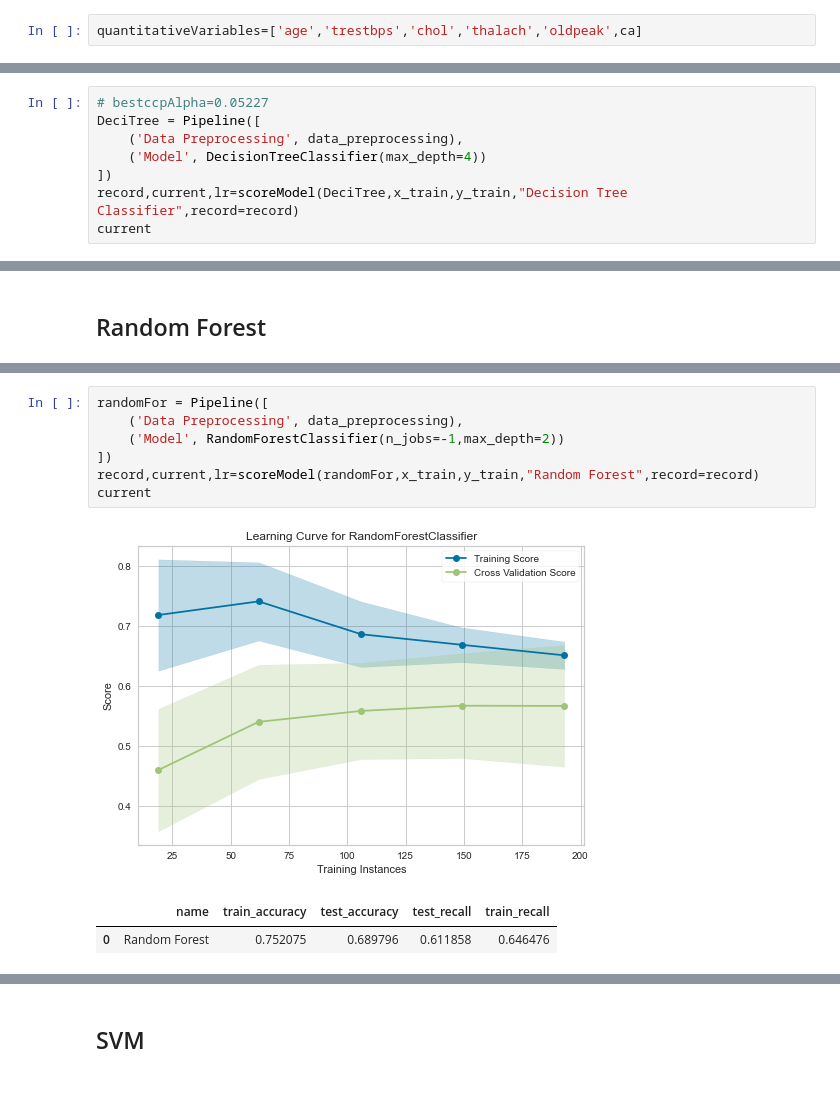
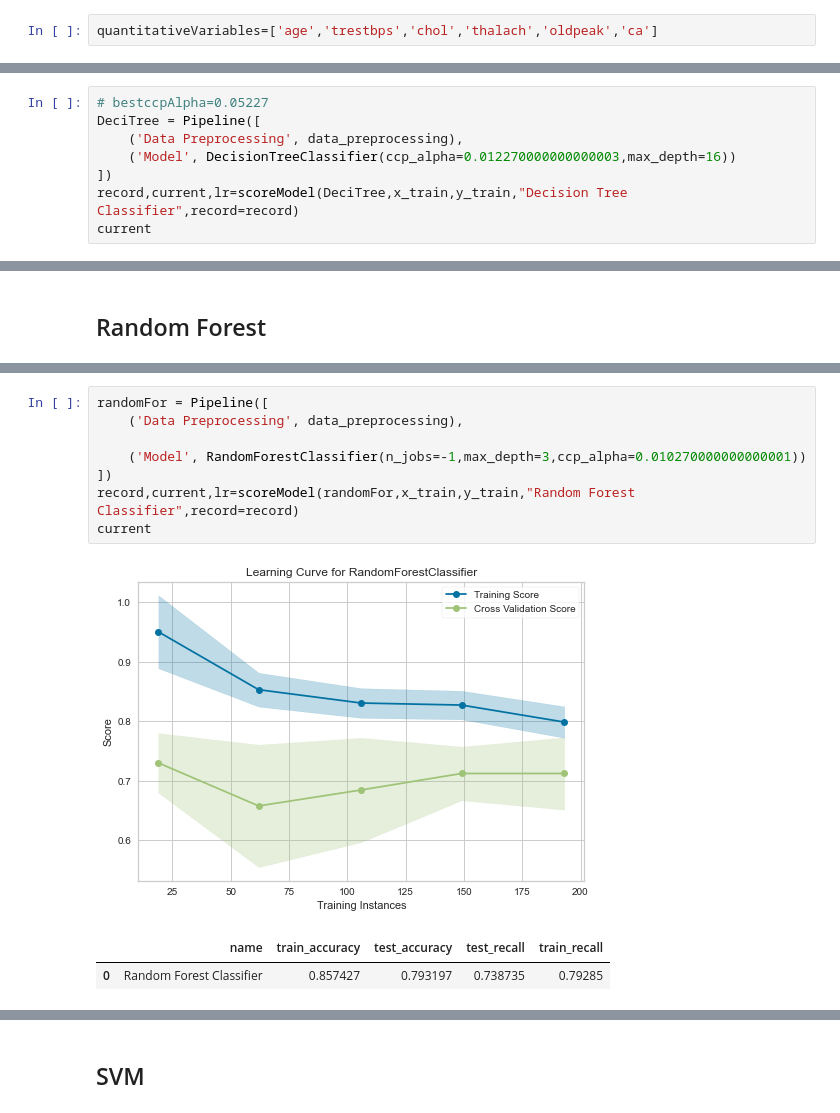
Before and after one commit to zhuofan-16/Heart_Disease_Model, a Jupyter notebook: Cardiovascular_Prediction_ML.ipynb, the cells around one changed output, grey strips where cells are left out. Cells and saved outputs as stored; diff of their text form.

```diff
--- a/Cardiovascular_Prediction_ML.ipynb
+++ b/Cardiovascular_Prediction_ML.ipynb
@@ -233,7 +233,7 @@ Looking at the distribution of data for our target predictor,we realise that the
 # %% [markdown]
 #### Quantitative Variables
 # %%
-quantitativeVariables=['age','trestbps','chol','thalach','oldpeak',ca]
+quantitativeVariables=['age','trestbps','chol','thalach','oldpeak','ca']
 # %% [markdown]
 #### Qualitative Variables
 # %%
@@ -470,7 +447,7 @@ pd.DataFrame(GridSearchCV(DecisionTreeClassifier(),param_grid=parameter,scoring=
 # bestccpAlpha=0.05227
 DeciTree = Pipeline([
     ('Data Preprocessing', data_preprocessing),
-    ('Model', DecisionTreeClassifier(max_depth=4))
+    ('Model', DecisionTreeClassifier(ccp_alpha=0.012270000000000003,max_depth=16))
 ])
 record,current,lr=scoreModel(DeciTree,x_train,y_train,"Decision Tree Classifier",record=record)
 current
@@ -483,13 +478,14 @@ current
 # %%
 randomFor = Pipeline([
     ('Data Preprocessing', data_preprocessing),
-    ('Model', RandomForestClassifier(n_jobs=-1,max_depth=2))
+
+    ('Model', RandomForestClassifier(n_jobs=-1,max_depth=3,ccp_alpha=0.010270000000000001))
 ])
-record,current,lr=scoreModel(randomFor,x_train,y_train,"Random Forest",record=record)
+record,current,lr=scoreModel(randomFor,x_train,y_train,"Random Forest Classifier",record=record)
 current
 # %% [output]
-[figure, old version]
+[figure, new version]
 |  | name | train_accuracy | test_accuracy | test_recall | train_recall |
-| 0 | Random Forest | 0.752075 | 0.689796 | 0.611858 | 0.646476 |
+| 0 | Random Forest Classifier | 0.857427 | 0.793197 | 0.738735 | 0.79285 |
 # %%
 parameters = {'kernel':('linear', 'rbf'), 'C':np.arange(1,10),}
```
Also changed, not shown: parts of 25 cells of this notebook.
